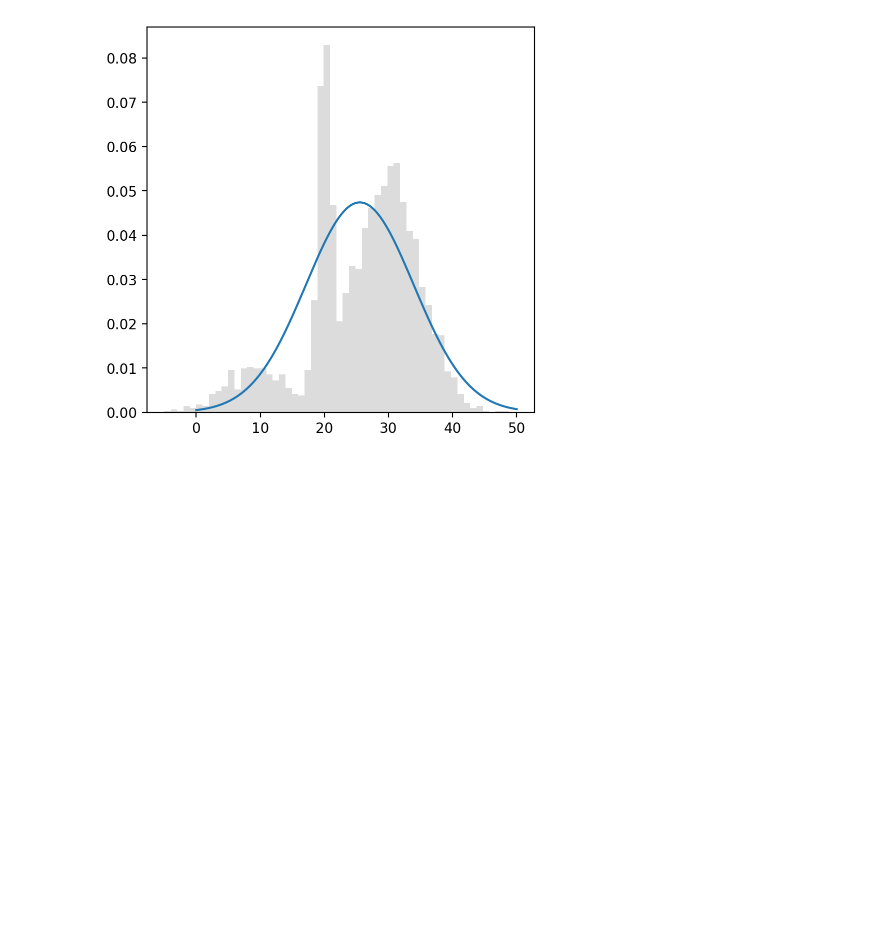
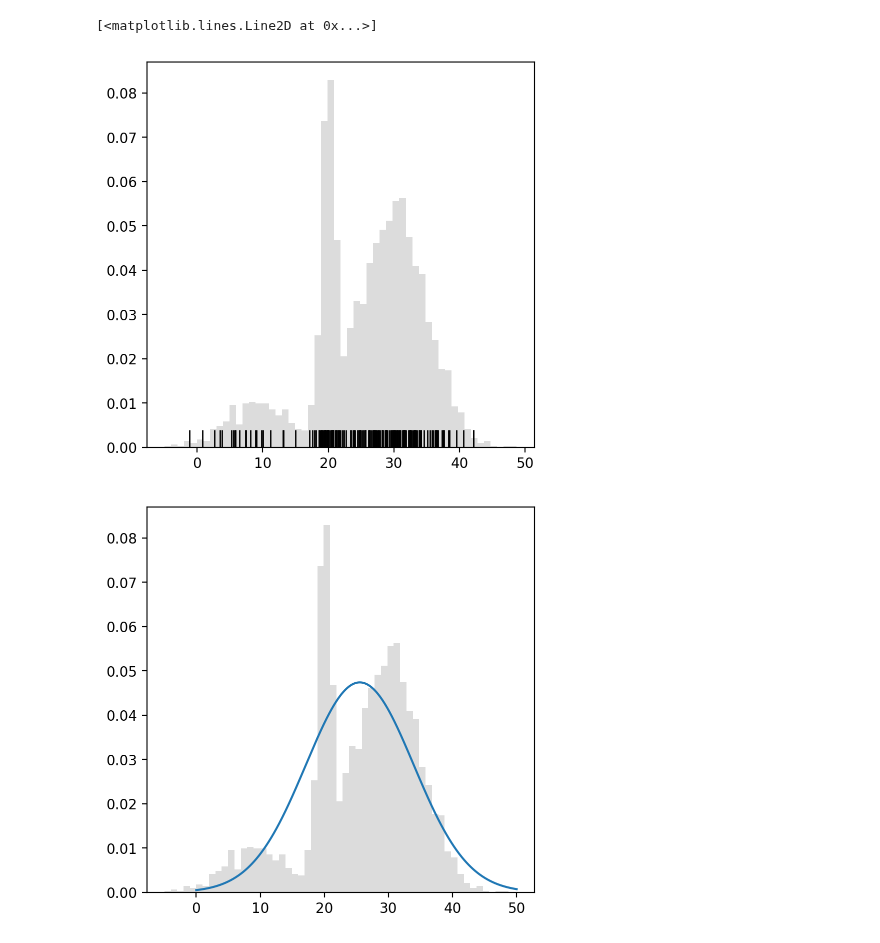
Before and after one commit to EdoSanto/astrostatistics_bicocca_2024, a Jupyter notebook: working/L06 - Black hole binary formation channels.ipynb, the cells around one changed output. Cells and saved outputs as stored; diff of their text form; code cells hidden in the pictures; blank space fills up the shorter version.

```diff
--- a/working/L06 - Black hole binary formation channels.ipynb
+++ b/working/L06 - Black hole binary formation channels.ipynb
@@ -15,4 +15,11 @@ from astroML.datasets import fetch_hogg2010test
 from sklearn.mixture import GaussianMixture
 
 from tqdm import tqdm
+# %%
+data = np.load(r"C:\Users\Admin\reps\astrostatistics_bicocca_2024\solutions\formationchannels.npy")
+plt.hist(data, bins = int(np.sqrt(len(data))), density = True, color = 'gainsboro')
+plt.plot(data[::15], 0*data[::15], '|', color = 'k', markersize = 25)
+# %% [output]
+[<matplotlib.lines.Line2D at 0x...>]
+[figure, added]
 # %%
```
Also changed, not shown: parts of 1 cell of this notebook, 2 other files.
